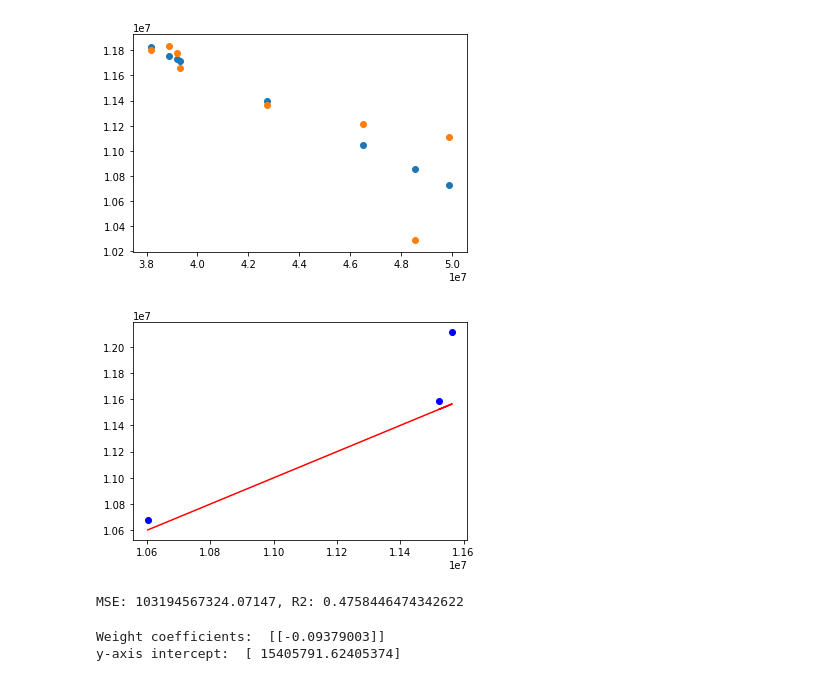
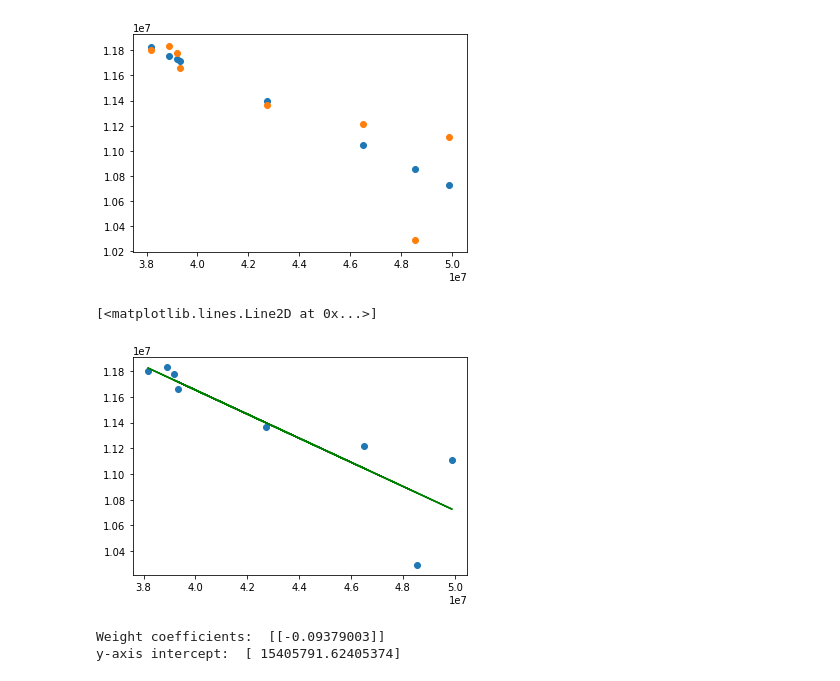
Before and after one commit to bkcno/teamawesome, a Jupyter notebook: Corrections_vs_Crime_regression.ipynb, the cells around one changed output. Cells and saved outputs as stored; diff of their text form; code cells hidden in the pictures.

```diff
--- a/Corrections_vs_Crime_regression.ipynb
+++ b/Corrections_vs_Crime_regression.ipynb
@@ -179,28 +179,13 @@ plt.scatter(X_train, y_train)
 # %% [output]
 <matplotlib.collections.PathCollection at 0x...>
 [figure]
-# %%
-# Make predictions using the X_test data
-# Plot y_test vs y_test
-# Scatter plot y_test vs predictions
-##### FROM 21-1-9??
-
-predictions = model.predict(X_test)
-plt.scatter(y_test, predictions, c='blue')
-plt.plot(y_test, y_test, c='red')
-plt.show()
-# %% [output]
-[figure, removed]
-# %%
-# Used X_test_scaled, y_test_scaled, and model.predict(X_test_scaled) to calculate MSE and R2
-from sklearn.metrics import mean_squared_error
-
-MSE = mean_squared_error(y_test, predictions)
-r2 = model.score(X_test, y_test)
-
-print(f"MSE: {MSE}, R2: {r2}")
-# %% [output]
-MSE: 103194567324.07147, R2: 0.4758446474342622
+# %%
+# show the model fit by plotting the predicted training values against the original training values
+plt.scatter(X_train, y_train)
+plt.plot(X_train, model.predict(X_train), 'green')
+# %% [output]
+[<matplotlib.lines.Line2D at 0x...>]
+[figure, added]
 # %%
 # Get linear model
 coefficient = model.coef_
```
Also changed, not shown: parts of 1 cell of this notebook.
